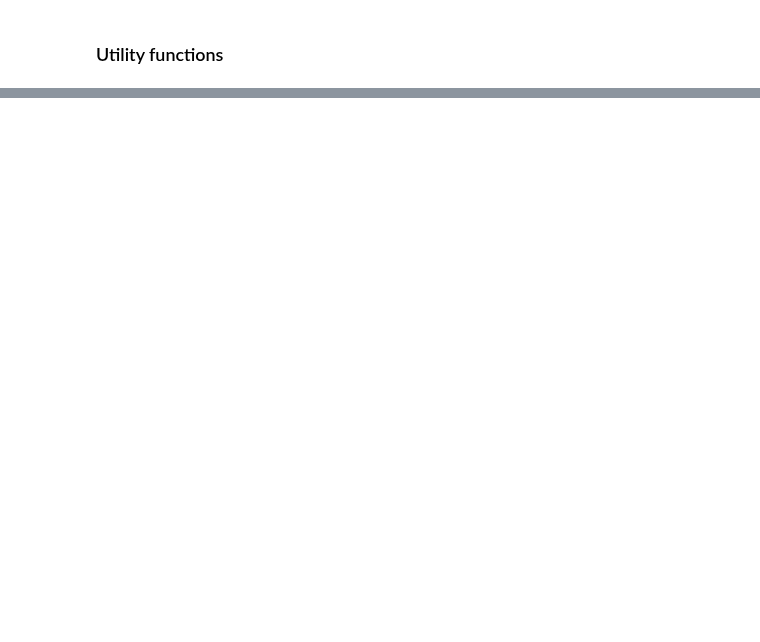
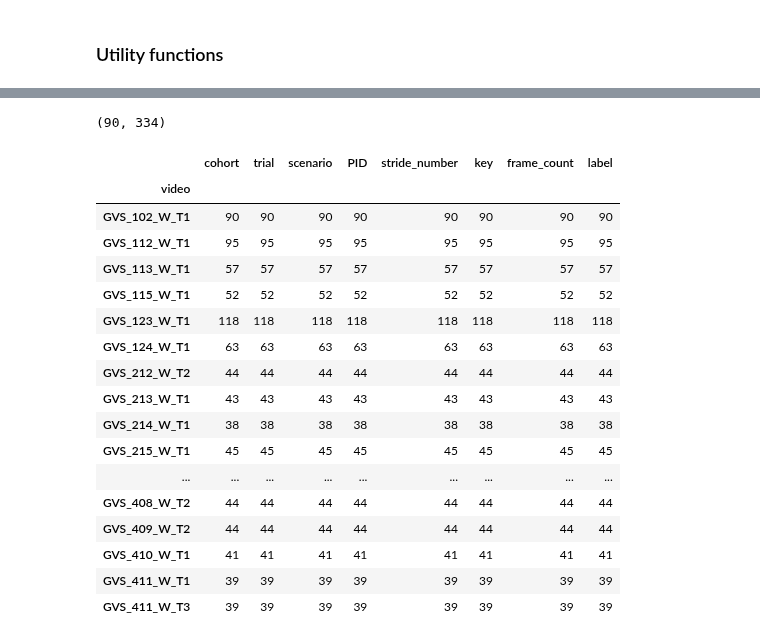
Before and after one commit to kaurrachneet6/Vision-Based-Gait-Analysis-Framework-for-Predicting-Multiple-Sclerosis, a Jupyter notebook: Machine Learning/TaskGeneralizeWtoWT_MLtraditional.ipynb, the cells around one changed output, grey strips where cells are left out. Drawn from its saved outputs; the diff is of its cells as text; code cells hidden in the pictures; blank space fills up the shorter version.

```diff
--- a/Machine Learning/TaskGeneralizeWtoWT_MLtraditional.ipynb
+++ b/Machine Learning/TaskGeneralizeWtoWT_MLtraditional.ipynb
@@ -26,0 +57,7 @@ cameras = ['\\feet\\', '\\lower_body\\']
+# %%
+path = 'C:\\Users\\Rachneet Kaur\\Box\\Gait Video Project\\GaitVideoData\\video\\'
+data_path = path + 'downsampled_strides\\'
+labels_path = path + 'labels.csv'
+
+labels = pd.read_csv(labels_path, index_col= 0)
+display(labels.head())
@@ -28,0 +127,25 @@ cameras = ['\\feet\\', '\\lower_body\\']
+# %%
+#Trial W for training
+trialW = labels[labels['scenario']=='W']
+# raw_trainX = raw_trial1.drop(['Label', 'PID', 'TrialID'], axis = 1)
+# raw_trainY = raw_trial1[['PID', 'Label']]
+
+#Trial WT for testing
+trialWT = labels[labels['scenario']=='WT']
+# raw_testX = raw_trial2.drop(['Label', 'PID', 'TrialID'], axis = 1)
+# raw_testY = raw_trial2[['PID', 'Label']] #PID to compute person based metrics later
+
+#Normalize according to z-score standardization
+# norm_mean, norm_sd = normalize(raw_trainX, 'z')
+# raw_trainX_norm = (raw_trainX-norm_mean)/norm_sd
+# raw_testX_norm = (raw_testX-norm_mean)/norm_sd
+
+#Total strides and imbalance of labels in the training and testing set
+#Training set
+print('Strides in training set: ', len(trialW))
+print ('HOA, MS and PD strides in training set:\n', trialW['cohort'].value_counts())
+
+#Test Set
+print('\nStrides in test set: ', len(trialWT))
+print ('HOA, MS and PD strides in test set:\n', trialWT['cohort'].value_counts())
+print ('Imbalance ratio (controls:MS:PD)= 1:X:Y\n', trialWT['cohort'].value_counts()/trialWT['cohort'].value_counts()['HOA'])
@@ -28,0 +196,25 @@ cameras = ['\\feet\\', '\\lower_body\\']
+# %%
+36+36+18, 809 - (90+95+57+52+118+63)
+# %% [output]
+(90, 334)
+# %%
+trialW.groupby(['video']).count()
+# %% [output]
+|  | cohort | trial | scenario | PID | stride_number | key | frame_count | label |
+| video |  |  |  |  |  |  |  |  |
+| GVS_102_W_T1 | 90 | 90 | 90 | 90 | 90 | 90 | 90 | 90 |
+| GVS_112_W_T1 | 95 | 95 | 95 | 95 | 95 | 95 | 95 | 95 |
+| GVS_113_W_T1 | 57 | 57 | 57 | 57 | 57 | 57 | 57 | 57 |
+| GVS_115_W_T1 | 52 | 52 | 52 | 52 | 52 | 52 | 52 | 52 |
+| GVS_123_W_T1 | 118 | 118 | 118 | 118 | 118 | 118 | 118 | 118 |
+| GVS_124_W_T1 | 63 | 63 | 63 | 63 | 63 | 63 | 63 | 63 |
+| GVS_212_W_T2 | 44 | 44 | 44 | 44 | 44 | 44 | 44 | 44 |
+| GVS_213_W_T1 | 43 | 43 | 43 | 43 | 43 | 43 | 43 | 43 |
+| GVS_214_W_T1 | 38 | 38 | 38 | 38 | 38 | 38 | 38 | 38 |
+| GVS_215_W_T1 | 45 | 45 | 45 | 45 | 45 | 45 | 45 | 45 |
+| ... | ... | ... | ... | ... | ... | ... | ... | ... |
+| GVS_408_W_T2 | 44 | 44 | 44 | 44 | 44 | 44 | 44 | 44 |
+| GVS_409_W_T2 | 44 | 44 | 44 | 44 | 44 | 44 | 44 | 44 |
+| GVS_410_W_T1 | 41 | 41 | 41 | 41 | 41 | 41 | 41 | 41 |
+| GVS_411_W_T1 | 39 | 39 | 39 | 39 | 39 | 39 | 39 | 39 |
+| GVS_411_W_T3 | 39 | 39 | 39 | 39 | 39 | 39 | 39 | 39 |
```
Also changed, not shown: parts of 14 cells of this notebook.
